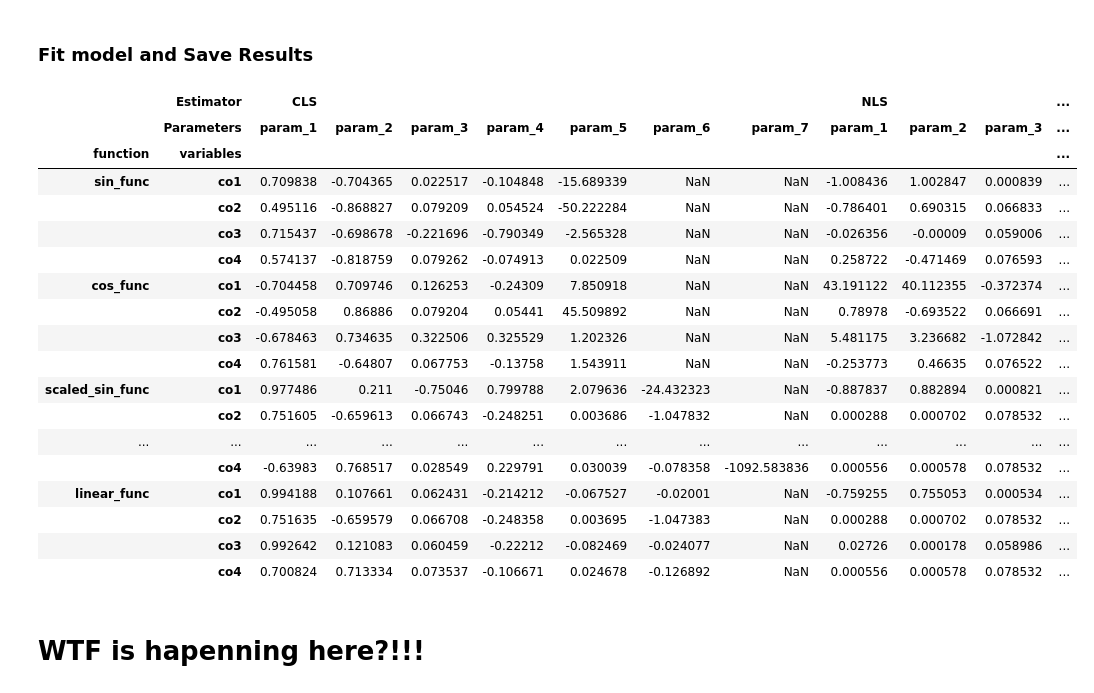
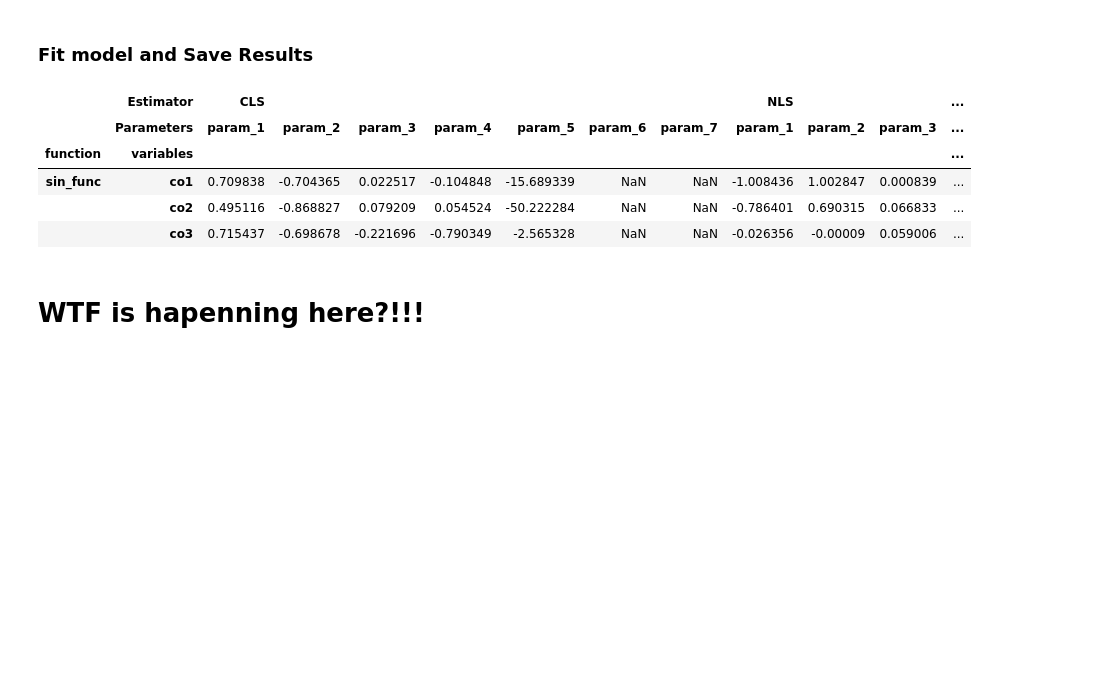
Before and after one commit to fatjudy/Nonlinear-Models-in-Time-Series-Analysis, a Jupyter notebook: Nonlinear Model Estimation.ipynb, the cells around one changed output. Cells and saved outputs as stored; diff of their text form; code cells hidden in the pictures; blank space fills up the shorter version.

```diff
--- a/Nonlinear Model Estimation.ipynb
+++ b/Nonlinear Model Estimation.ipynb
@@ -203,6 +208,8 @@ co1 = df[['DP', 'DY']]
 co2 = df[['tbl', 'lty']]
 co3 = df[['DP', 'EP']]
 co4 = df[['BAA', 'AAA']]
+# %%
+cointe_variables = [co1, co2, co3, co4]
 # %% [markdown]
 ### Stationary variables
 # %%
@@ -265,27 +272,14 @@ for i, j in itertools.product(fun_list, cointe_variables):
 # Export to Excel
 results.to_excel('Results/full_sample.xlsx')
 # %%
-results
+results.head(3)
 # %% [output]
 |  | Estimator | CLS |  |  |  |  |  |  | NLS |  |  | ... |
 |  | Parameters | param_1 | param_2 | param_3 | param_4 | param_5 | param_6 | param_7 | param_1 | param_2 | param_3 | ... |
 | function | variables |  |  |  |  |  |  |  |  |  |  | ... |
 | sin_func | co1 | 0.709838 | -0.704365 | 0.022517 | -0.104848 | -15.689339 | NaN | NaN | -1.008436 | 1.002847 | 0.000839 | ... |
 |  | co2 | 0.495116 | -0.868827 | 0.079209 | 0.054524 | -50.222284 | NaN | NaN | -0.786401 | 0.690315 | 0.066833 | ... |
 |  | co3 | 0.715437 | -0.698678 | -0.221696 | -0.790349 | -2.565328 | NaN | NaN | -0.026356 | -0.00009 | 0.059006 | ... |
-|  | co4 | 0.574137 | -0.818759 | 0.079262 | -0.074913 | 0.022509 | NaN | NaN | 0.258722 | -0.471469 | 0.076593 | ... |
-| cos_func | co1 | -0.704458 | 0.709746 | 0.126253 | -0.24309 | 7.850918 | NaN | NaN | 43.191122 | 40.112355 | -0.372374 | ... |
-|  | co2 | -0.495058 | 0.86886 | 0.079204 | 0.05441 | 45.509892 | NaN | NaN | 0.78978 | -0.693522 | 0.066691 | ... |
-|  | co3 | -0.678463 | 0.734635 | 0.322506 | 0.325529 | 1.202326 | NaN | NaN | 5.481175 | 3.236682 | -1.072842 | ... |
-|  | co4 | 0.761581 | -0.64807 | 0.067753 | -0.13758 | 1.543911 | NaN | NaN | -0.253773 | 0.46635 | 0.076522 | ... |
-| scaled_sin_func | co1 | 0.977486 | 0.211 | -0.75046 | 0.799788 | 2.079636 | -24.432323 | NaN | -0.887837 | 0.882894 | 0.000821 | ... |
-|  | co2 | 0.751605 | -0.659613 | 0.066743 | -0.248251 | 0.003686 | -1.047832 | NaN | 0.000288 | 0.000702 | 0.078532 | ... |
-| ... | ... | ... | ... | ... | ... | ... | ... | ... | ... | ... | ... | ... |
-|  | co4 | -0.63983 | 0.768517 | 0.028549 | 0.229791 | 0.030039 | -0.078358 | -1092.583836 | 0.000556 | 0.000578 | 0.078532 | ... |
-| linear_func | co1 | 0.994188 | 0.107661 | 0.062431 | -0.214212 | -0.067527 | -0.02001 | NaN | -0.759255 | 0.755053 | 0.000534 | ... |
-|  | co2 | 0.751635 | -0.659579 | 0.066708 | -0.248358 | 0.003695 | -1.047383 | NaN | 0.000288 | 0.000702 | 0.078532 | ... |
-|  | co3 | 0.992642 | 0.121083 | 0.060459 | -0.22212 | -0.082469 | -0.024077 | NaN | 0.02726 | 0.000178 | 0.058986 | ... |
-|  | co4 | 0.700824 | 0.713334 | 0.073537 | -0.106671 | 0.024678 | -0.126892 | NaN | 0.000556 | 0.000578 | 0.078532 | ... |
 # %% [markdown]
 # WTF is hapenning here?!!!
 # %%
```
Also changed, not shown: parts of 35 cells of this notebook, 8 other files.
